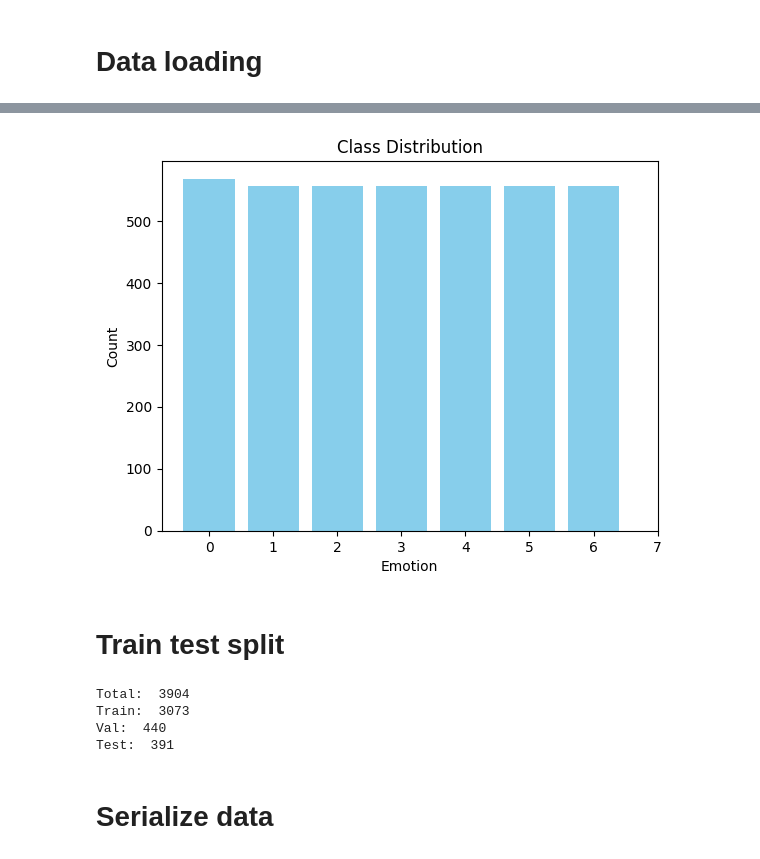
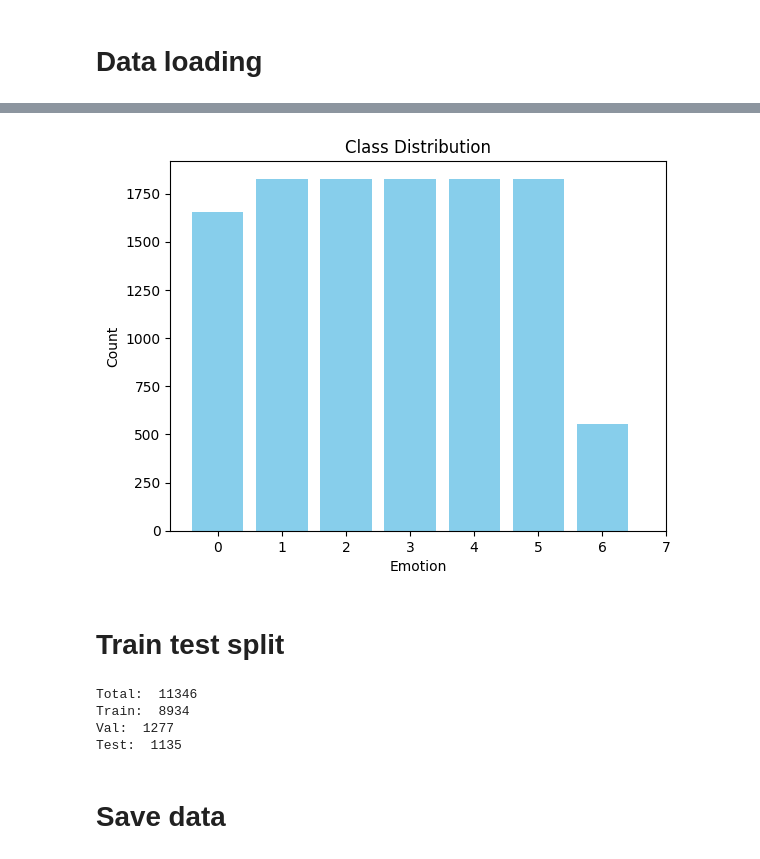
Before and after one commit to Ale-Dili/Progetto_APR, a Jupyter notebook: process_dataset.ipynb, the cells around one changed output, grey strips where cells are left out. Saved outputs shown, nothing was run; the diff lists cells and outputs as text; code cells hidden in the pictures.

```diff
--- a/process_dataset.ipynb
+++ b/process_dataset.ipynb
@@ -152,7 +152,7 @@ Savee = "SAVEE"
 df = pd.DataFrame(columns=["emotion", "path"])
 
 df = load_dataset(dataset=Ravdess, df = df, remove_duplicates=True,ignore_calm=IGNORE_CALM)
-#df = load_dataset(dataset=Crema, df =df, ignore_calm=IGNORE_CALM)
+df = load_dataset(dataset=Crema, df =df, ignore_calm=IGNORE_CALM)
 df = load_dataset(dataset=Tess, df = df,ignore_calm=IGNORE_CALM)
 df = load_dataset(dataset=Savee, df = df,ignore_calm=IGNORE_CALM)
 
@@ -177,4 +177,4 @@ plot_class_distribution(df['emotion'])
-[figure, old version]
+[figure, new version]
 # %% [markdown]
 # Train test split
 # %%
@@ -196,12 +196,12 @@ print("Train: ", len(train_indices))
 print("Val: ", len(val_indices))
 print("Test: ", len(test_indices))
 # %% [output]
-Total:  3904
-Train:  3073
-Val:  440
-Test:  391
+Total:  11346
+Train:  8934
+Val:  1277
+Test:  1135
 # %% [markdown]
-# Serialize data
+# Save data
 # %%
 # save the indices
 os.makedirs("data/path", exist_ok=True)
```
Also changed, not shown: parts of 1 cell of this notebook, 5 other files.
